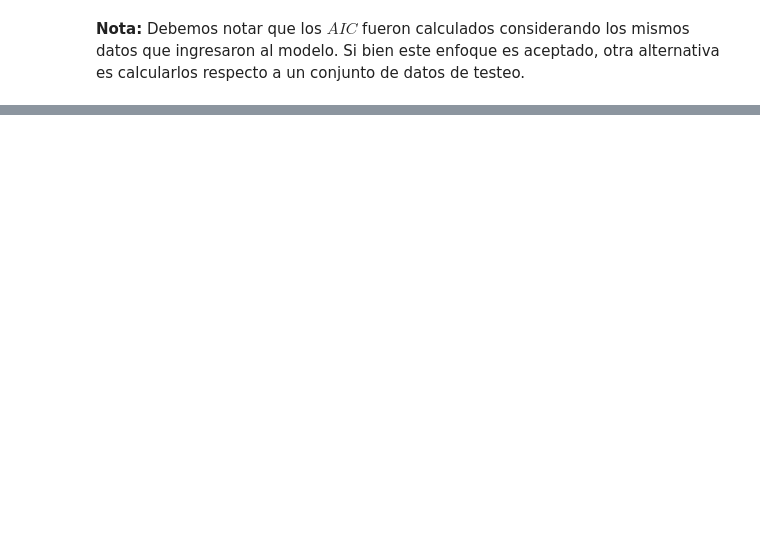
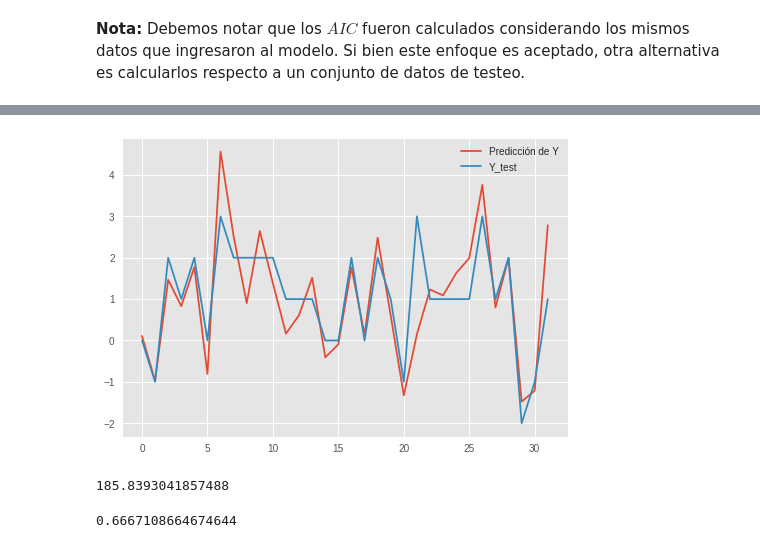
Before and after one commit to ayar-yps/RegresionLinealPython, a Jupyter notebook: Regresión Lineal.ipynb, the cells around one changed output, grey strips where cells are left out. Saved outputs shown, nothing was run; the diff lists cells and outputs as text; code cells hidden in the pictures; blank space fills up the shorter version.

```diff
--- a/Regresión Lineal.ipynb
+++ b/Regresión Lineal.ipynb
@@ -684,0 +961,11 @@ Ahora vamos a repasar todo lo que aprendimos para plantear un modelo usando dato
+# %%
+# Ahora debemos recordar que el rango de nuestra
+# matriz X debe ser completo...
+
+# Resolvamos esto...
+Xcat = Xcat.drop(['make_audi','fuel-type_diesel','aspiration_std',
+                  'num-of-doors_four','body-style_convertible',
+                   'drive-wheels_4wd','engine-location_front',
+                  'engine-type_dohc','num-of-cylinders_eight',
+                   'fuel-system_1bbl'],axis=1)
+Xcat.head()
@@ -684,0 +980,4 @@ Ahora vamos a repasar todo lo que aprendimos para plantear un modelo usando dato
+# %%
+# Ahora si... nuestra matriz de datos es...
+Xdata = Xnum.join(Xcat)
+Xdata.head()
@@ -684,0 +996,7 @@ Ahora vamos a repasar todo lo que aprendimos para plantear un modelo usando dato
+# %%
+from sklearn.model_selection import train_test_split
+X_train, X_test, Y_train, Y_test = train_test_split(Xdata, Yresp,
+                                                    test_size=0.2,
+                                                    random_state=42)
+
+X_train.shape, Y_train.shape, X_test.shape, Y_test.shape
@@ -684,0 +1007,7 @@ Ahora vamos a repasar todo lo que aprendimos para plantear un modelo usando dato
+# %%
+# Usemos sklearn...
+lm_cars = lm.LinearRegression()
+lm_cars.fit(X_train,Y_train)
+print("B^_0 = "+str(lm_cars.intercept_))
+for var, c in zip(X_train.columns, lm_cars.coef_):
+    print("B^_"+str(var)+" = "+str(c))
@@ -684,0 +1032,24 @@ Ahora vamos a repasar todo lo que aprendimos para plantear un modelo usando dato
+# %%
+# Veamos que tan bien podemos predecir...
+plt.plot(lm_cars.predict(X_test), label="Predicción de Y")
+plt.plot(np.array(Y_test), label="Y_test")
+plt.legend()
+plt.show()
+# %% [output]
+[figure, added]
+# %%
+# Calclulemos el AIC...
+k_cars = 54
+n_cars = X_test.shape[0]
+
+SCR_cars = sum(np.power(lm_cars.predict(X_test)-Y_test,2))
+AIC_cars = 2*k_cars+n_cars*np.log(SCR_cars/n_cars)+\
+           n_cars*np.log(2*np.pi)+n_cars
+print(AIC_cars)
+# %% [output]
+185.8393041857488
+# %%
+# Y el error de predicción promedio es...
+print(SCR_cars/n_cars)
+# %% [output]
+0.6667108664674644
```
Also changed, not shown: parts of 70 cells of this notebook, 1 other file.
